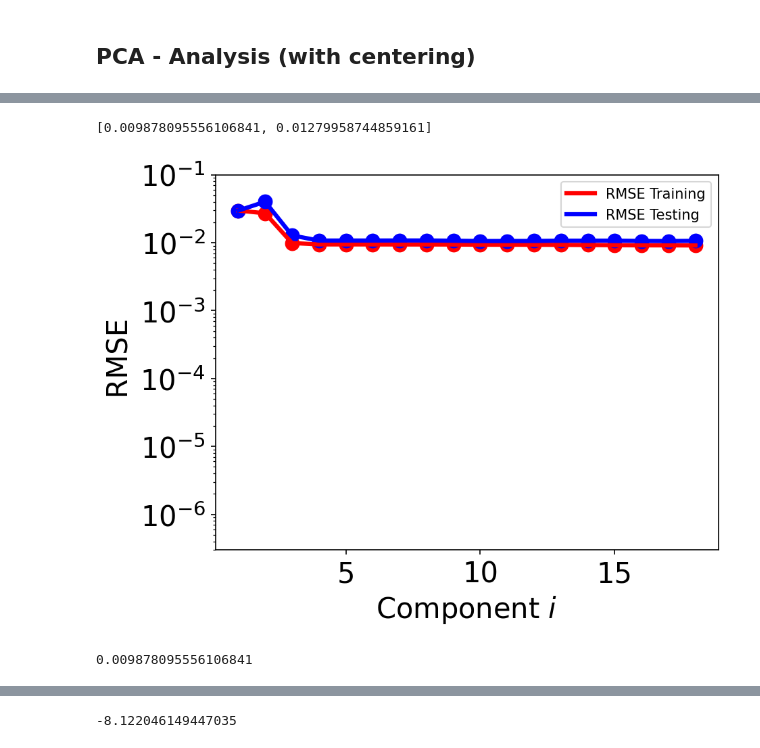
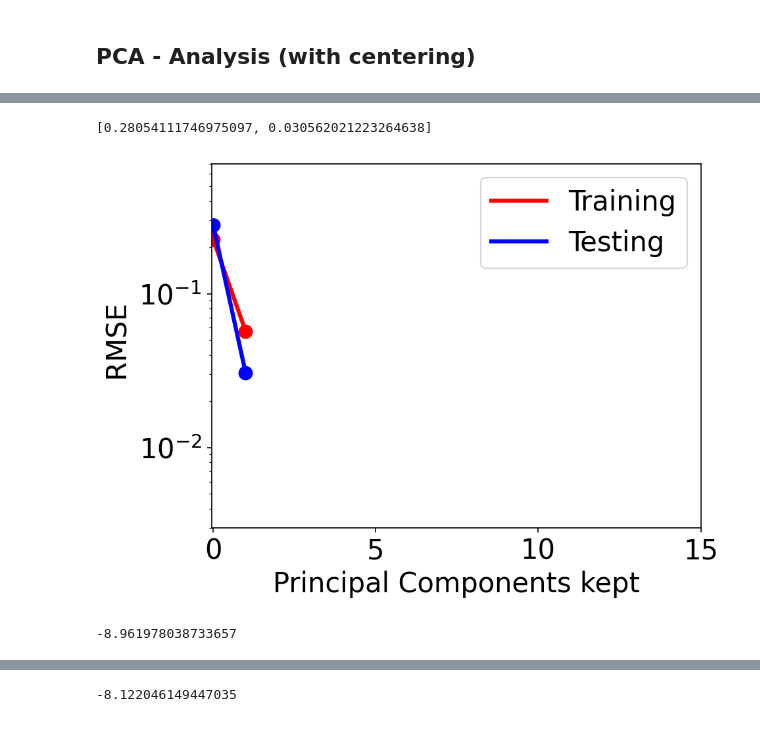
Before and after one commit to ascsn/ModelOrthogonalization, a Jupyter notebook: ToyExample/toymodelsExperiments.ipynb, the cells around one changed output, grey strips where cells are left out. Cells and saved outputs as stored; diff of their text form; code cells hidden in the pictures.

```diff
--- a/ToyExample/toymodelsExperiments.ipynb
+++ b/ToyExample/toymodelsExperiments.ipynb
@@ -571,6 +559,6 @@ BadModel_9 & 0.59 & 0.54 & 0.67 \\
 \end{tabular}
 # %%
-Z_range=(20,20)
+Z_range=(50,50)
 N_range=(0,300)
 
 
@@ -652,5 +641,5 @@ plt.show()
 # %%
-components_kept=3
+components_kept=2
 S_hat=np.array([S[i] for i in range(components_kept)])
 
 U_hat=np.array([U.T[i]*S_hat[i] for i in range(components_kept)])
@@ -867,12 +854,12 @@ cov_matrix = sigma_squared * X_T_X_inv
 # 3) Make a corner plot
 samples = np.random.multivariate_normal(beta, cov_matrix, size=500000)
 # %%
-# plt.rc("xtick", labelsize=15)
-# plt.rc("ytick", labelsize=15)
+plt.rc("xtick", labelsize=15)
+plt.rc("ytick", labelsize=15)
 
-# figure = corner.corner(samples,bins=50, dpi=300, hist_kwargs={"linewidth": 3},
-#                        labels=[f'$b_{i}$' for i in range(1, len(beta) + 1)], truths=beta,truth_color="r",
-#                        label_kwargs={"fontsize": 30},labelpad=0.1)
+figure = corner.corner(samples,bins=50, dpi=300, hist_kwargs={"linewidth": 3},
+                       labels=[f'$b_{i}$' for i in range(1, len(beta) + 1)], truths=beta,truth_color="r",
+                       label_kwargs={"fontsize": 30},labelpad=0.1)
 
 
-# plt.show()
+plt.show()
@@ -1121,47 +1101,50 @@ def PC_RMSE_calculator(components_kept):
     sigma_test=np.sqrt(np.sum(super_model_residuals_test**2) / len(super_model_residuals_test) )
 
     return [np.sqrt(sigma_squared),sigma_test]
-# %%
-PC_RMSE_calculator(3)
-# %% [output]
-[0.009878095556106841, 0.01279958744859161]
 # %%
-s_test=[]
-s_train=[]
+s_test=[np.linalg.norm(np.array(models_output_test["truth"].tolist())-predictions_test_mean)/np.sqrt(len(predictions_test_mean))]
+s_train=[np.linalg.norm(np.array(models_output_train["truth"].tolist())-predictions_train_mean)/np.sqrt(len(predictions_train_mean))]
 
-for i in range(1,19):
+for i in range(1,len(S_hat)):
     res=PC_RMSE_calculator(i)
     s_train.append(res[0])
     s_test.append(res[1])
+# %%
+s_test
+# %% [output]
+[0.28054111746975097, 0.030562021223264638]
 # %%
 plt.rc("xtick", labelsize=20)
 plt.rc("ytick", labelsize=20)
 
 
 fig, ax = plt.subplots(dpi=150)
 fig.patch.set_facecolor('white')
 
 
-ax.scatter(np.arange(1,len(s_train)+1), s_train,color='red',s=90)
-ax.plot(np.arange(1,len(s_train)+1), s_train,color='red',linewidth=3,label="RMSE Training")
+ax.scatter(np.arange(0,len(s_train)), s_train,color='red',s=90)
+ax.plot(np.arange(0,len(s_train)), s_train,color='red',linewidth=3,label="Training")
 
 
-ax.scatter(np.arange(1,len(s_test)+1), s_test,color='blue',s=90)
-ax.plot(np.arange(1,len(s_test)+1), s_test,color='blue',linewidth=3,label="RMSE Testing")
+ax.scatter(np.arange(0,len(s_test)), s_test,color='blue',s=90)
+ax.plot(np.arange(0,len(s_test)), s_test,color='blue',linewidth=3,label="Testing")
 
 
 ax.set_yscale('log')
-ax.set_xlabel(r'Component $i$',fontsize=20)
+ax.set_xlabel(r'Principal Components kept',fontsize=20)
 ax.set_ylabel(r' RMSE',fontsize=20);
-plt.ylim(3*10**(-7),0.1)
+ax.set_xticks([0,5,10,15])
+
+plt.ylim(3*10**(-3),0.7)
+
 # plt.title("Singular values decay",fontsize=30)
-plt.legend()
+plt.legend(fontsize=20)
 plt.show()
 # %% [output]
-[figure, old version]
+[figure, new version]
 # %%
 sigma_train=np.sqrt(sigma_squared)
-# %%
-sigma_train
-# %% [output]
-0.009878095556106841
+# %%
+models_output_target_mean
+# %% [output]
+-8.961978038733657
```
Also changed, not shown: parts of 27 cells of this notebook, 1 other file.
